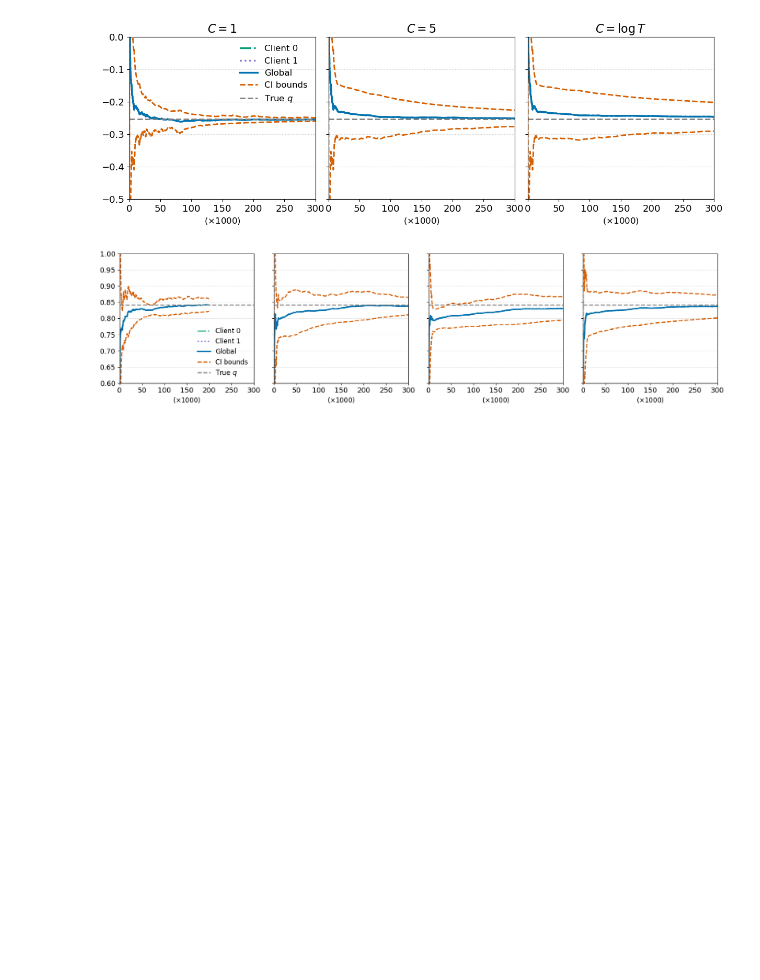
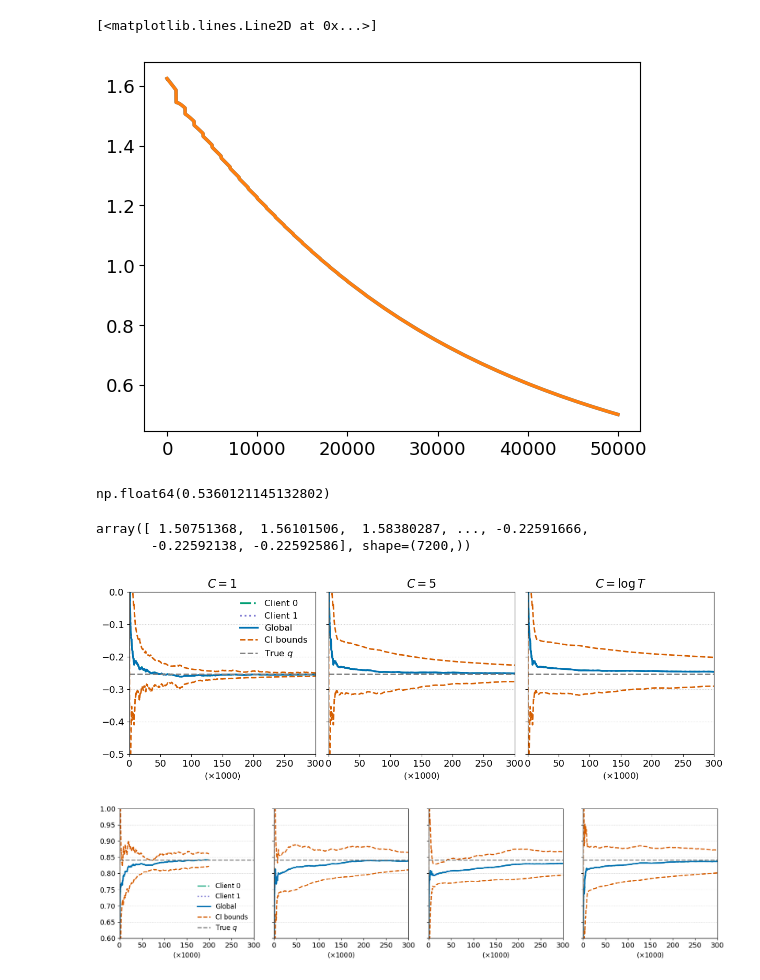
Before and after one commit to Amber-nannan/FedDPQuantile, a Jupyter notebook: history/plot_trace-Copy2.ipynb, the cells around one changed output. Drawn from its saved outputs; the diff is of its cells as text; code cells hidden in the pictures; blank space fills up the shorter version.

```diff
--- a/history/plot_trace-Copy2.ipynb
+++ b/history/plot_trace-Copy2.ipynb
@@ -306,3 +162,20 @@ plt.show()
+# %%
+xs_g, gavg, lo, up, true_q, xs_c0, c0, xs_c9, c9 = curves_all[1]
+# %%
+plt.plot(c9)
+plt.plot(c0)
+# %% [output]
+[<matplotlib.lines.Line2D at 0x...>]
+[figure, added]
+# %%
+lo[10]
+# %% [output]
+np.float64(0.5360121145132802)
+# %%
+up
+# %% [output]
+array([ 1.50751368,  1.56101506,  1.58380287, ..., -0.22591666,
+       -0.22592138, -0.22592586], shape=(7200,))
 # %%
 
 # ── 绘图阶段 ────────────────────────────────────────────────
```
Also changed, not shown: parts of 8 cells of this notebook.
